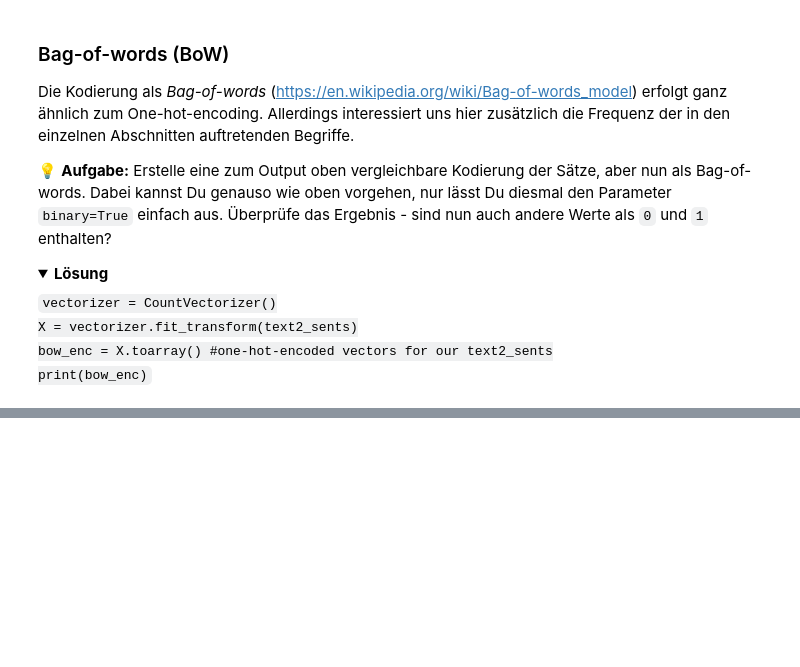
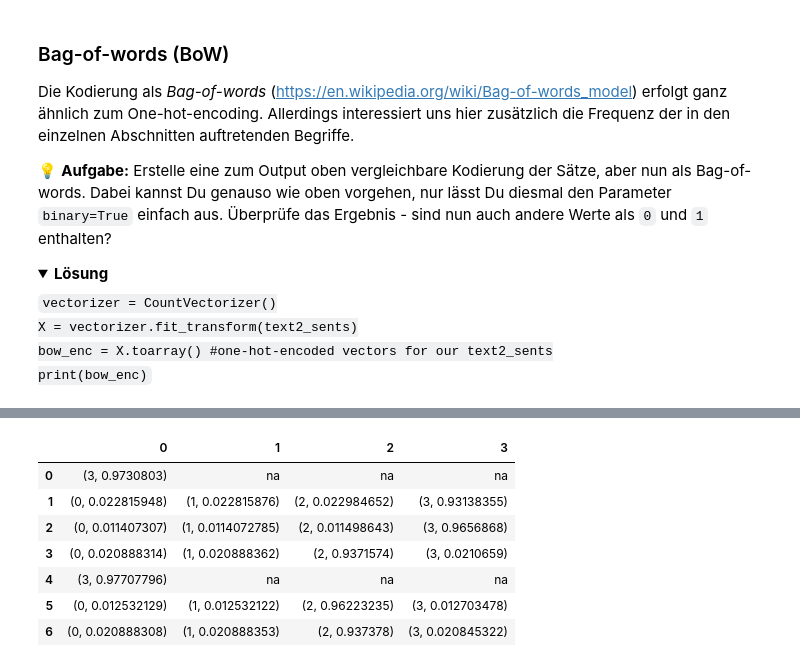
Before and after one commit to BibWiss/notebooks, a Jupyter notebook: nlpbasics/nlpbasics.ipynb, the cells around one changed output, grey strips where cells are left out. Cells and saved outputs as stored; diff of their text form; code cells hidden in the pictures; folded sections open; blank space fills up the shorter version.

Commit message:
Add section on topic modeling (wip)

```diff
--- a/nlpbasics/nlpbasics.ipynb
+++ b/nlpbasics/nlpbasics.ipynb
@@ -363,0 +374,22 @@ print(bow_enc)</code>
+# %%
+from gensim.corpora.dictionary import Dictionary
+from gensim.models import LdaMulticore
+from gensim.models import CoherenceModel
+
+#create a list of tokens per sentence
+tokens_per_sent = []
+for sent in text2_sents:
+    tokens = word_tokenize(sent)
+    tokens_cleaned = clean_tokens(tokens)
+    tokens_per_sent.append(tokens_cleaned)
+
+tokens_per_sent
+vocab_dict = Dictionary(tokens_per_sent)
+#print(vocab_dict.token2id)
+
+corpus = [vocab_dict.doc2bow(doc) for doc in tokens_per_sent]
+#print(corpus)
+
+num_topics=4
+lda_model = LdaMulticore(corpus=corpus, id2word=vocab_dict, iterations=50, num_topics=num_topics, workers = 4, passes=10)
+lda_model.print_topics(-1)
@@ -363,0 +405,11 @@ print(bow_enc)</code>
+# %%
+#Document-Topic-Matrix
+DocTopMat = pd.DataFrame(lda_model.get_document_topics(corpus),columns=[i for i in range(lda_model.num_topics)])
+DocTopMat.fillna("na",inplace=True)
+
+for num in range(num_topics):
+    print(num)
+    DocTopMat["topic_" +str(num)] = DocTopMat[[0,1,2,3]].apply(lambda x: sum([i[1] for i in x if i[0] == num]),axis=1) #TODO: replace [[0,1,2,3]]
+    #drop columns 0-3
+
+print(DocTopMat)
@@ -363,0 +434,11 @@ print(bow_enc)</code>
+# %%
+DocTopMat[DocTopMat.columns]
+# %% [output]
+|  | 0 | 1 | 2 | 3 |
+| 0 | (3, 0.9730803) | na | na | na |
+| 1 | (0, 0.022815948) | (1, 0.022815876) | (2, 0.022984652) | (3, 0.93138355) |
+| 2 | (0, 0.011407307) | (1, 0.0114072785) | (2, 0.011498643) | (3, 0.9656868) |
+| 3 | (0, 0.020888314) | (1, 0.020888362) | (2, 0.9371574) | (3, 0.0210659) |
+| 4 | (3, 0.97707796) | na | na | na |
+| 5 | (0, 0.012532129) | (1, 0.012532122) | (2, 0.96223235) | (3, 0.012703478) |
+| 6 | (0, 0.020888308) | (1, 0.020888353) | (2, 0.937378) | (3, 0.020845322) |
```
Also changed, not shown: parts of 5 cells of this notebook.
